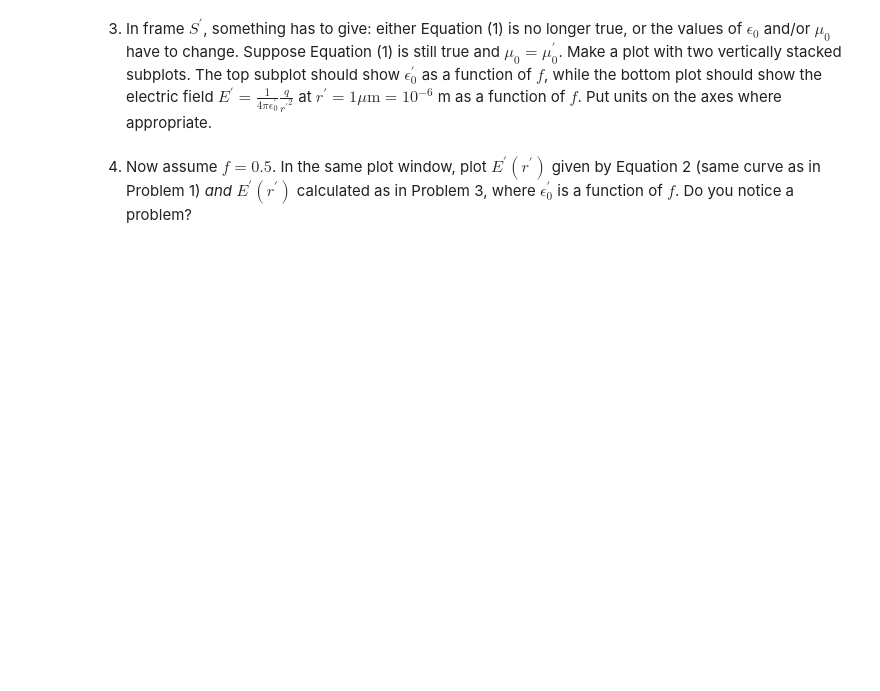
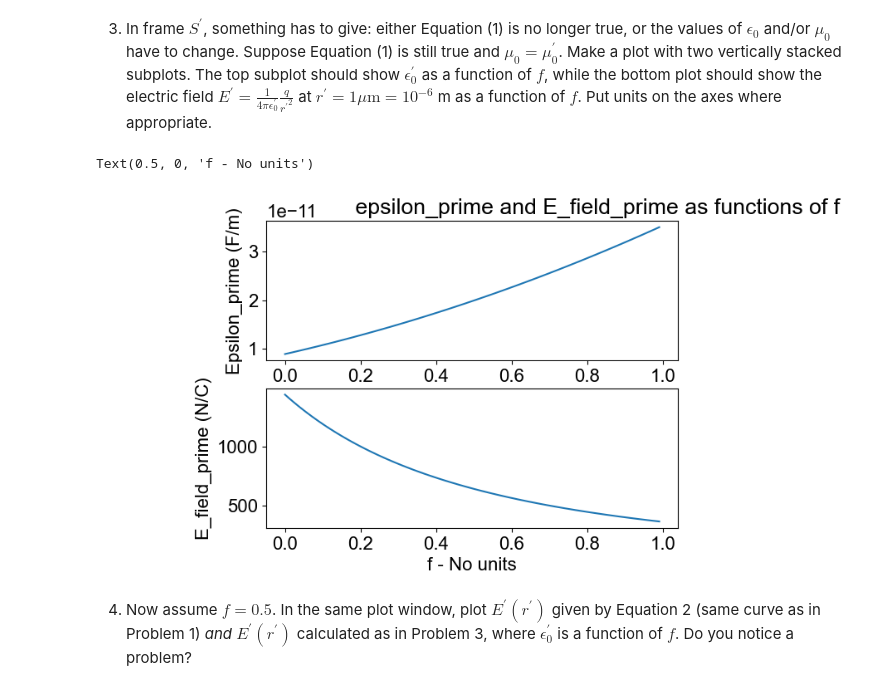
Before and after one commit to mkaehler-ud/PHYS309, a Jupyter notebook: assignment1.ipynb, the cells around one changed output. Saved outputs shown, nothing was run; the diff lists cells and outputs as text; code cells hidden in the pictures; blank space fills up the shorter version.

```diff
--- a/assignment1.ipynb
+++ b/assignment1.ipynb
@@ -69,7 +100,29 @@ plt.plot(E,r_prime)
     <li>In frame $S^{\prime}$, something has to give: either Equation (1) is no longer true, or the values of $\epsilon_0$ and/or $\mu_0$ have to change. Suppose Equation (1) is still true and $\mu_0 = \mu_0^{\prime}$. Make a plot with two vertically stacked subplots. The top subplot should show $\epsilon_0^{\prime}$ as a function of $f$, while the bottom plot should show the electric field $E^{\prime} = \frac{1}{4 \pi \epsilon_0^{\prime}} \frac{q}{{r^{\prime}}^2}$ at $r^{\prime} = 1 \mu \mathrm{m} = 10^{-6}$ m as a function of $f$. Put units on the axes where appropriate.</li>
 </ol>
 # %%
-# Plot here
+# Scipy.constant epsilon_0
+epsilon = constants.epsilon_0
+
+# f is defined from 0-1 in increments of +0.01.
+f = np.arange(0,1,0.01)
+
+# Calculation of epsilon_0' using scipy constants in equation 1. Assume mu_0 equals mu_0'.
+epsilon_prime = ((1+f)/constants.c)**2/constants.mu_0
+
+# Calculation of E' at r' = 1um.
+E_prime = (1/(4*constants.pi*epsilon_prime)) * (1.602176634e-19/(1e-06)**2)
+
+# Plot both graphs.
+fig, (ax1, ax2) = plt.subplots(2)
+ax1.set_title("                                         epsilon_prime and E_field_prime as functions of f")
+ax1.plot(f,epsilon_prime)
+ax2.plot(f,E_prime)
+ax1.set_ylabel('Epsilon_prime (F/m)')
+ax2.set_ylabel('E_field_prime (N/C)')
+ax2.set_xlabel('f - No units')
+# %% [output]
+Text(0.5, 0, 'f - No units')
+[figure, added]
 # %% [markdown]
 <ol start=4>
     <li>Now assume $f = 0.5$. In the same plot window, plot $E^{\prime}(r^{\prime})$ given by Equation 2 (same curve as in Problem 1) <em>and</em> $E^{\prime}(r^{\prime})$ calculated as in Problem 3, where $\epsilon_0^{\prime}$ is a function of $f$. Do you notice a problem?</li>
```
Also changed, not shown: parts of 6 cells of this notebook.
